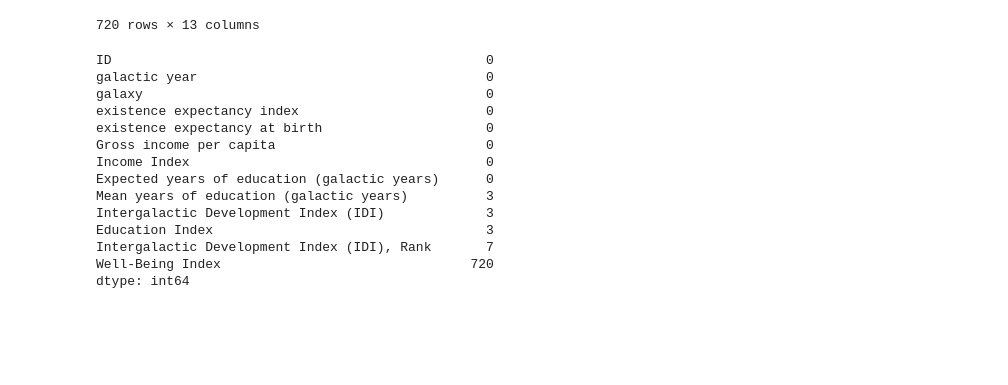
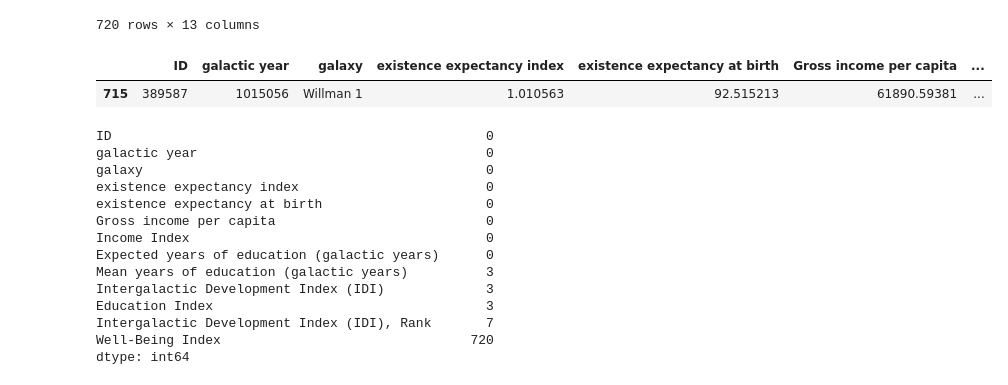
Before and after one commit to gathukalinet/dsc_scholar_test, a Jupyter notebook: galaxies.ipynb, the cells around one changed output. Saved outputs shown, nothing was run; the diff lists cells and outputs as text; code cells hidden in the pictures; blank space fills up the shorter version.

```diff
--- a/galaxies.ipynb
+++ b/galaxies.ipynb
@@ -200,6 +200,12 @@ validation
 | 718 | 823832 | 1005006 | Wolf-Lundmark-Melotte (WLM, DDO 221) | 0.574464 | 53.416728 | 23157.55806 | ... |
 | 719 | 872042 | 1006009 | Wolf-Lundmark-Melotte (WLM, DDO 221) | 0.614594 | 58.751698 | 24016.06785 | ... |
 720 rows × 13 columns
+# %%
+# Checking a particular row with ID 389587
+validation[validation['ID'] == 389587]
+# %% [output]
+|  | ID | galactic year | galaxy | existence expectancy index | existence expectancy at birth | Gross income per capita | ... |
+| 715 | 389587 | 1015056 | Willman 1 | 1.010563 | 92.515213 | 61890.59381 | ... |
 # %%
 # checking on the null count of validation data
 validation.isnull().sum()
```
Also changed, not shown: parts of 7 cells of this notebook, 7 other files.
